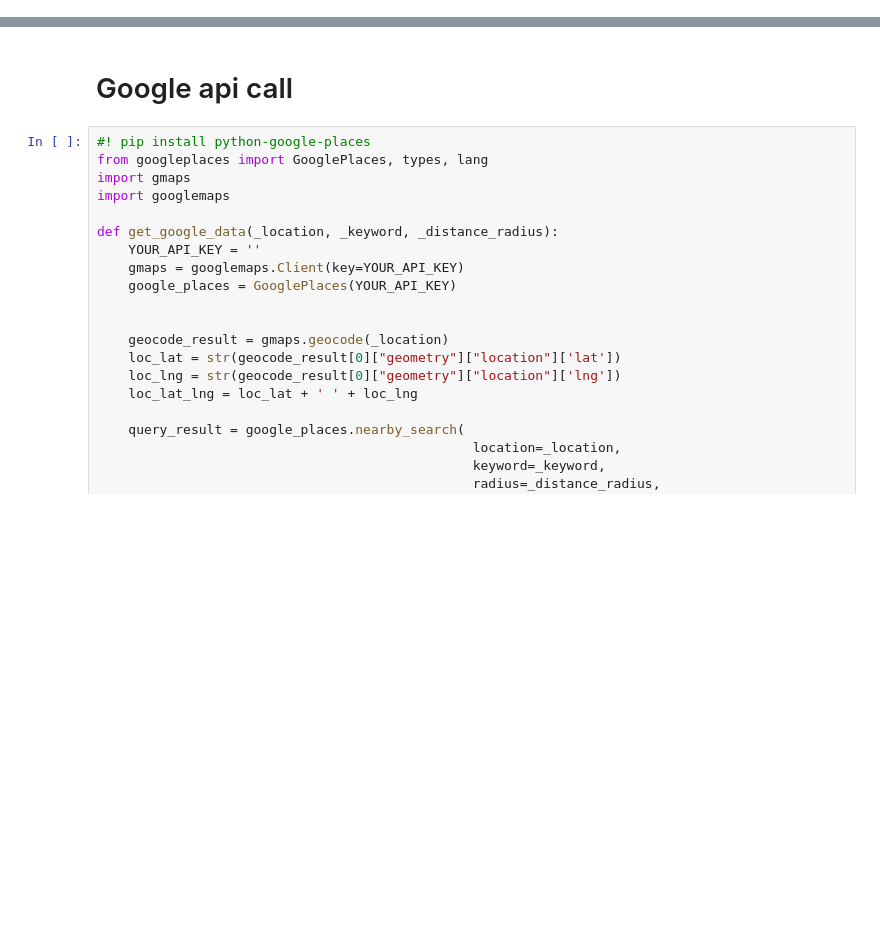
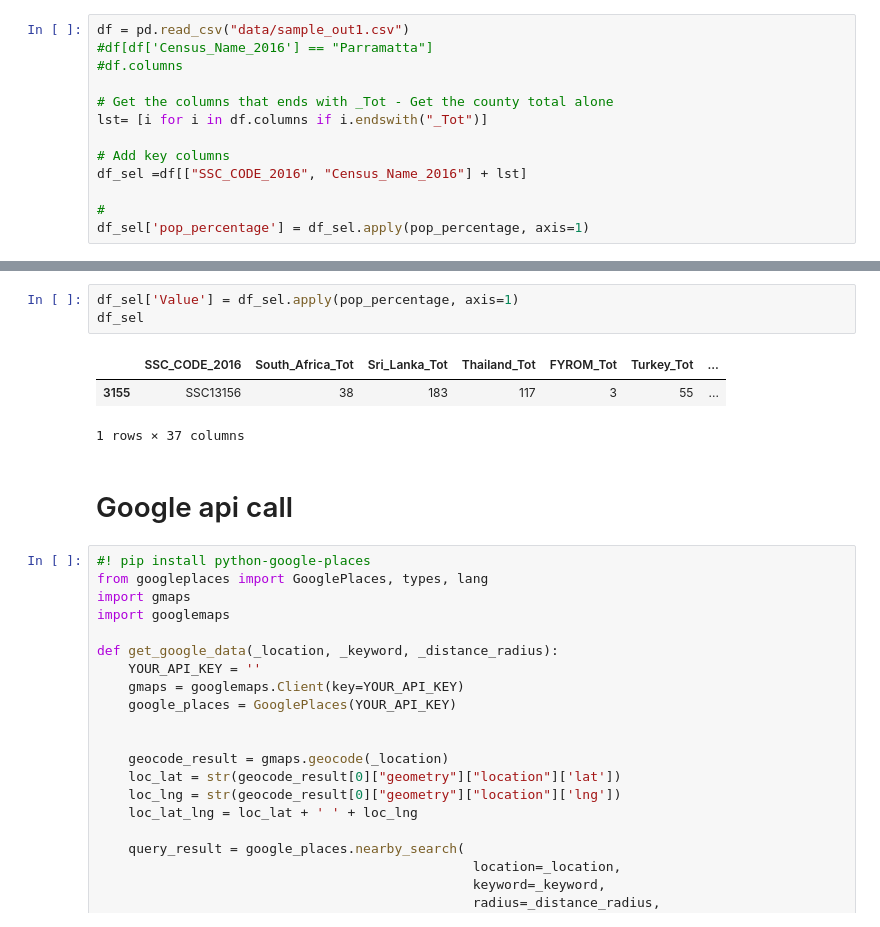
Before and after one commit to nsvram/property_research, a Jupyter notebook: working_sheet.ipynb, the cells around one changed output, grey strips where cells are left out. Drawn from its saved outputs; the diff is of its cells as text; blank space fills up the shorter version.

Commit message:
Added Demographics data to percentage

```diff
--- a/working_sheet.ipynb
+++ b/working_sheet.ipynb
@@ -31,0 +53,13 @@ b'{"header":{"id":"b8199bb9-94ca-4078-98ff-6732325fbb80","test":false,"prepared"
+# %%
+df = pd.read_csv("data/sample_out1.csv")
+#df[df['Census_Name_2016'] == "Parramatta"]
+#df.columns
+
+# Get the columns that ends with _Tot - Get the county total alone
+lst= [i for i in df.columns if i.endswith("_Tot")]
+
+# Add key columns
+df_sel =df[["SSC_CODE_2016", "Census_Name_2016"] + lst]
+
+#
+df_sel['pop_percentage'] = df_sel.apply(pop_percentage, axis=1)
@@ -32,3 +92,10 @@ b'{"header":{"id":"b8199bb9-94ca-4078-98ff-6732325fbb80","test":false,"prepared"
+# %%
+df_sel['Value'] = df_sel.apply(pop_percentage, axis=1)
+df_sel
+# %% [output]
+|  | SSC_CODE_2016 | South_Africa_Tot | Sri_Lanka_Tot | Thailand_Tot | FYROM_Tot | Turkey_Tot | ... |
+| 3155 | SSC13156 | 38 | 183 | 117 | 3 | 55 | ... |
+1 rows × 37 columns
 # %% [markdown]
 # Google api call
 # %%
```
Also changed, not shown: parts of 13 cells of this notebook.
